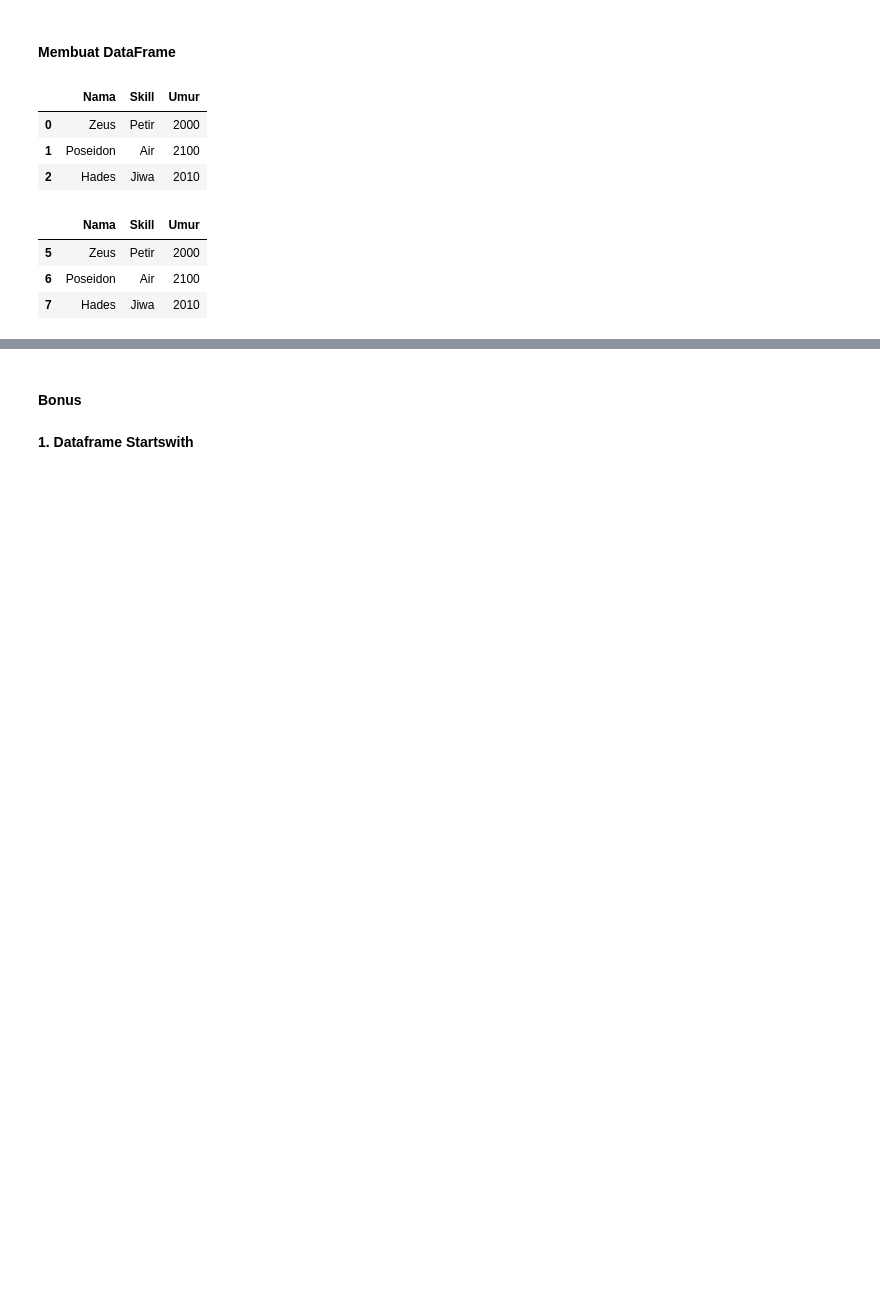
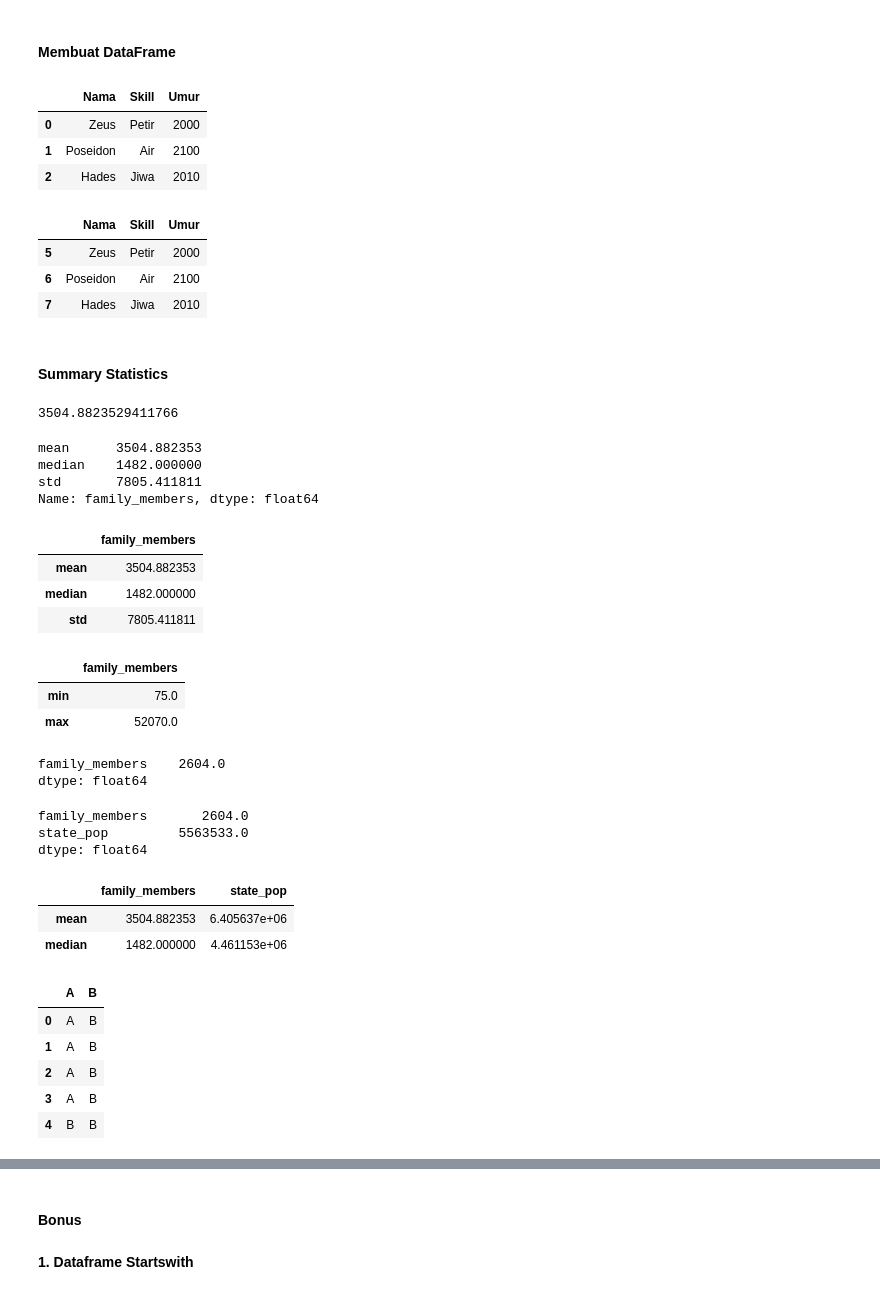
Before and after one commit to UvoChrollo/Pythonista, a Jupyter notebook: Notebook/Data Manipulation/Introduction to Data Manipulation.ipynb, the cells around one changed output, grey strips where cells are left out. Cells and saved outputs as stored; diff of their text form; code cells hidden in the pictures; blank space fills up the shorter version.

Commit message:
Data Manipulation

```diff
--- a/Notebook/Data Manipulation/Introduction to Data Manipulation.ipynb
+++ b/Notebook/Data Manipulation/Introduction to Data Manipulation.ipynb
@@ -457,3 +457,67 @@ dewa
 | 5 | Zeus | Petir | 2000 |
 | 6 | Poseidon | Air | 2100 |
 | 7 | Hades | Jiwa | 2010 |
+# %% [markdown]
+#### Summary Statistics
+# %%
+homelessness['family_members'].mean()
+# %% [output]
+3504.8823529411766
+# %%
+homelessness['family_members'].agg(['mean','median','std'])
+# %% [output]
+mean      3504.882353
+median    1482.000000
+std       7805.411811
+Name: family_members, dtype: float64
+# %%
+homelessness[['family_members']].agg(['mean','median','std'])
+# %% [output]
+|  | family_members |
+| mean | 3504.882353 |
+| median | 1482.000000 |
+| std | 7805.411811 |
+# %%
+homelessness[['family_members']].agg(['min','max'])
+# %% [output]
+|  | family_members |
+| min | 75.0 |
+| max | 52070.0 |
+# %%
+def iqr(column):
+    return column.quantile(0.75) - column.quantile(0.25)
+
+homelessness[['family_members']].agg(iqr)
+# %% [output]
+family_members    2604.0
+dtype: float64
+# %%
+def iqr(column):
+    return column.quantile(0.75) - column.quantile(0.25)
+
+homelessness[['family_members','state_pop']].agg(iqr)
+# %% [output]
+family_members       2604.0
+state_pop         5563533.0
+dtype: float64
+# %%
+import numpy as np
+
+homelessness[['family_members','state_pop']].agg([np.mean,np.median])
+# %% [output]
+|  | family_members | state_pop |
+| mean | 3504.882353 | 6.405637e+06 |
+| median | 1482.000000 | 4.461153e+06 |
+# %%
+tester = pd.DataFrame(data={
+    'A':['A','A','A','A','B','B','B','B'],
+    'B':['B','B','B','B','B','A','A','A']
+})
+tester.head()
+# %% [output]
+|  | A | B |
+| 0 | A | B |
+| 1 | A | B |
+| 2 | A | B |
+| 3 | A | B |
+| 4 | B | B |
```
Also changed, not shown: parts of 11 cells of this notebook.
